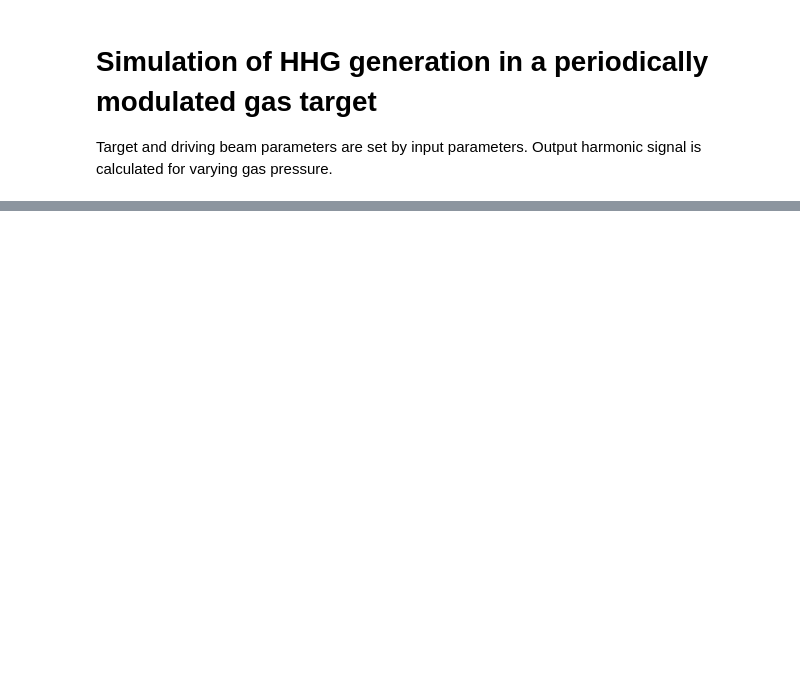
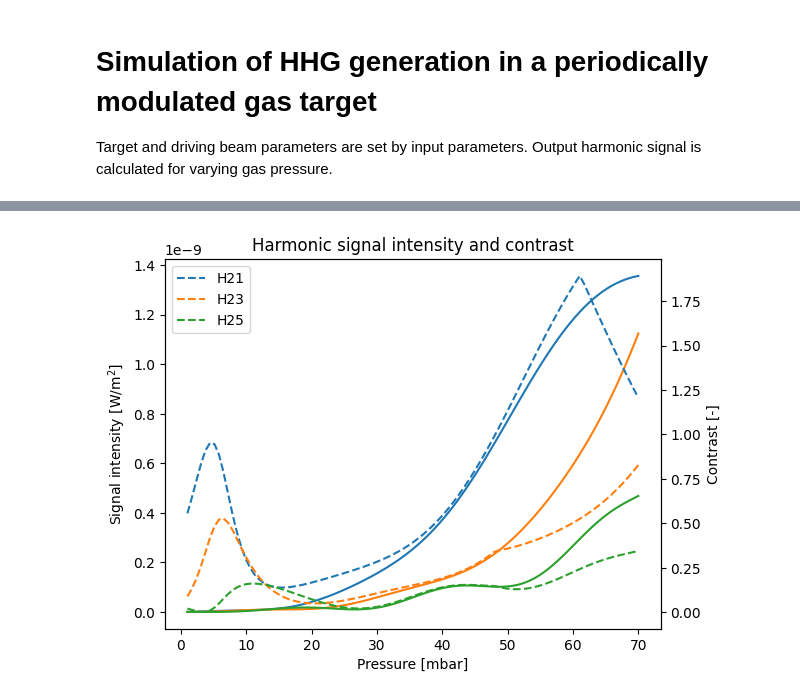
Before and after one commit to janolsan/Monochromatic-HHG-with-BG-beams, a Jupyter notebook: gas_target_design.ipynb, the cells around one changed output, grey strips where cells are left out. Cells and saved outputs as stored; diff of their text form; code cells hidden in the pictures; blank space fills up the shorter version.

```diff
--- a/gas_target_design.ipynb
+++ b/gas_target_design.ipynb
@@ -103,3 +108,33 @@ plt.show()
+# %%
+# Plot neigboring harmonic order intensities and contrasts as a function of pressure
+
+fig, ax1 = plt.subplots()
+ax1.plot(pressure_range*1e3, [signal[H_interest.index(H_opt)-1]
+                              for signal in signals],
+                              label=f'H {H_opt-2}')
+ax1.plot(pressure_range*1e3, [signal[H_interest.index(H_opt)]
+                              for signal in signals],
+                              label=f'H {H_opt}')
+ax1.plot(pressure_range*1e3, [signal[H_interest.index(H_opt)+1]
+                              for signal in signals],
+                              label=f'H {H_opt+2}')
+
+
+plt.title(f'Harmonic signal intensity and contrast')
+plt.xlabel('Pressure [mbar]')
+ax1.set_ylabel('Signal intensity [W/m$^2$]')
+
+ax2 = ax1.twinx()
+ax2.set_ylabel("Contrast [-]")
+ax2.plot(pressure_range*1e3, contrasts[H_interest.index(H_opt)-1], linestyle='--', label=f'H{H_opt-2}')
+ax2.plot(pressure_range*1e3, contrasts[H_interest.index(H_opt)], linestyle='--', label=f'H{H_opt}')
+ax2.plot(pressure_range*1e3, contrasts[H_interest.index(H_opt)+1], linestyle='--', label=f'H{H_opt+2}')
+
+plt.legend()
+
+plt.show()
+# %% [output]
+[figure, added]
 # %%
 # Plot harmonic order intensities as a function of pressure
 
```
Also changed, not shown: parts of 4 cells of this notebook, 1 other file.
